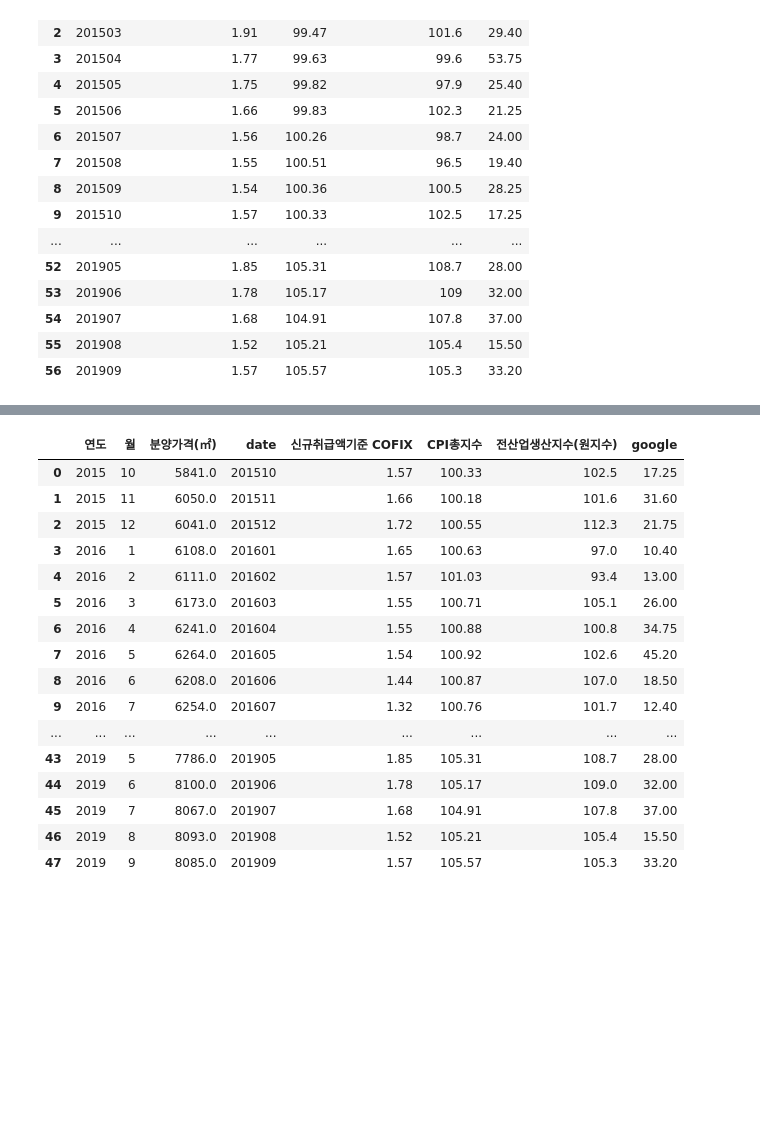
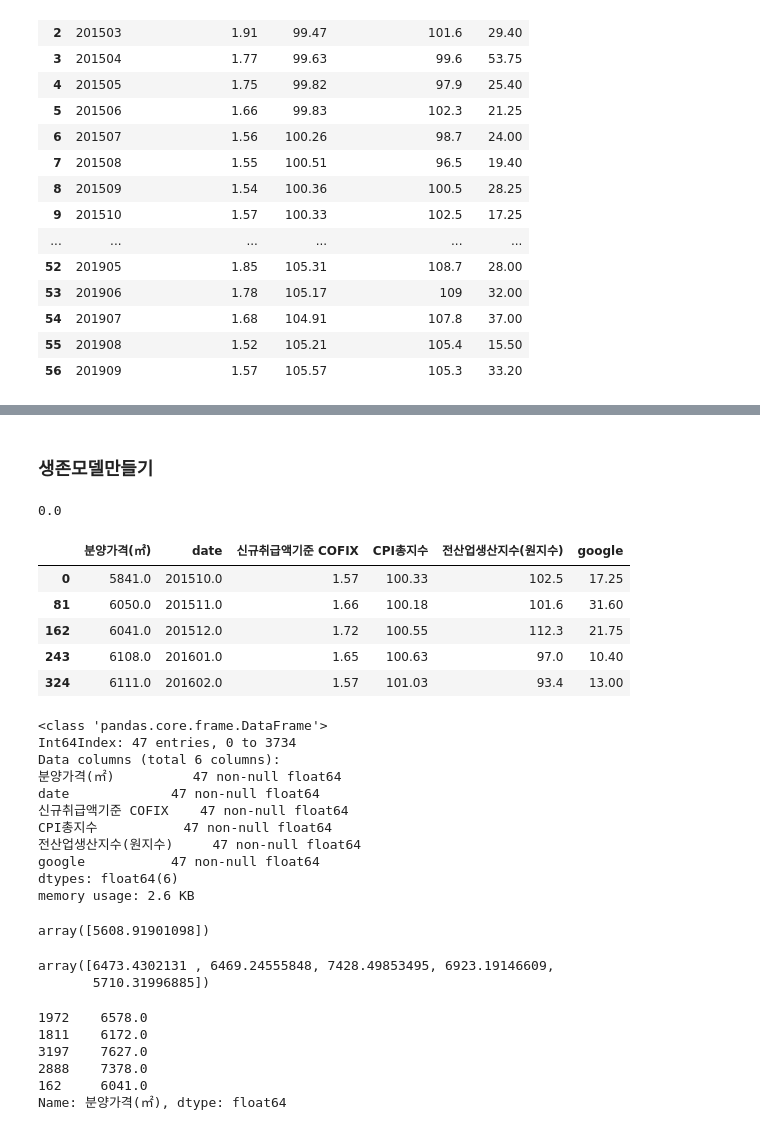
Before and after one commit to trhgu/EDA_project, a Jupyter notebook: Price_of_Apt.ipynb, the cells around one changed output, grey strips where cells are left out. Cells and saved outputs as stored; diff of their text form; code cells hidden in the pictures; blank space fills up the shorter version.

```diff
--- a/Price_of_Apt.ipynb
+++ b/Price_of_Apt.ipynb
@@ -447,22 +402,2 @@ len(seoul_all)
-# %%
-seoul_all_1=seoul_all[seoul_all.columns[2:]]
-seoul_all_1.reset_index(drop=True, inplace=True)
-seoul_all_1
-# %% [output]
-|  | 연도 | 월 | 분양가격(㎡) | date | 신규취급액기준 COFIX | CPI총지수 | 전산업생산지수(원지수) | google |
-| 0 | 2015 | 10 | 5841.0 | 201510 | 1.57 | 100.33 | 102.5 | 17.25 |
-| 1 | 2015 | 11 | 6050.0 | 201511 | 1.66 | 100.18 | 101.6 | 31.60 |
-| 2 | 2015 | 12 | 6041.0 | 201512 | 1.72 | 100.55 | 112.3 | 21.75 |
-| 3 | 2016 | 1 | 6108.0 | 201601 | 1.65 | 100.63 | 97.0 | 10.40 |
-| 4 | 2016 | 2 | 6111.0 | 201602 | 1.57 | 101.03 | 93.4 | 13.00 |
-| 5 | 2016 | 3 | 6173.0 | 201603 | 1.55 | 100.71 | 105.1 | 26.00 |
-| 6 | 2016 | 4 | 6241.0 | 201604 | 1.55 | 100.88 | 100.8 | 34.75 |
-| 7 | 2016 | 5 | 6264.0 | 201605 | 1.54 | 100.92 | 102.6 | 45.20 |
-| 8 | 2016 | 6 | 6208.0 | 201606 | 1.44 | 100.87 | 107.0 | 18.50 |
-| 9 | 2016 | 7 | 6254.0 | 201607 | 1.32 | 100.76 | 101.7 | 12.40 |
-| ... | ... | ... | ... | ... | ... | ... | ... | ... |
-| 43 | 2019 | 5 | 7786.0 | 201905 | 1.85 | 105.31 | 108.7 | 28.00 |
-| 44 | 2019 | 6 | 8100.0 | 201906 | 1.78 | 105.17 | 109.0 | 32.00 |
-| 45 | 2019 | 7 | 8067.0 | 201907 | 1.68 | 104.91 | 107.8 | 37.00 |
-| 46 | 2019 | 8 | 8093.0 | 201908 | 1.52 | 105.21 | 105.4 | 15.50 |
-| 47 | 2019 | 9 | 8085.0 | 201909 | 1.57 | 105.57 | 105.3 | 33.20 |
+# %% [markdown]
+### 생존모델만들기
@@ -468,0 +422,5 @@ seoul_all_1
+# %%
+
+round(accuracy_score(test_y, pred_y)*100, 2)
+# %% [output]
+0.0
@@ -468,0 +437,45 @@ seoul_all_1
+# %%
+seoul_all.head()
+# %% [output]
+|  | 분양가격(㎡) | date | 신규취급액기준 COFIX | CPI총지수 | 전산업생산지수(원지수) | google |
+| 0 | 5841.0 | 201510.0 | 1.57 | 100.33 | 102.5 | 17.25 |
+| 81 | 6050.0 | 201511.0 | 1.66 | 100.18 | 101.6 | 31.60 |
+| 162 | 6041.0 | 201512.0 | 1.72 | 100.55 | 112.3 | 21.75 |
+| 243 | 6108.0 | 201601.0 | 1.65 | 100.63 | 97.0 | 10.40 |
+| 324 | 6111.0 | 201602.0 | 1.57 | 101.03 | 93.4 | 13.00 |
+# %%
+seoul_all["date"]=seoul_all["date"].astype('float')
+seoul_all.info()
+# %% [output]
+<class 'pandas.core.frame.DataFrame'>
+Int64Index: 47 entries, 0 to 3734
+Data columns (total 6 columns):
+분양가격(㎡)          47 non-null float64
+date             47 non-null float64
+신규취급액기준 COFIX    47 non-null float64
+CPI총지수           47 non-null float64
+전산업생산지수(원지수)     47 non-null float64
+google           47 non-null float64
+dtypes: float64(6)
+memory usage: 2.6 KB
+# %%
+model.predict([[201510,1.57,100.33,102.5,17.25]])
+# %% [output]
+array([5608.91901098])
+# %%
+#모델 정확도
+pred_y = model.predict(test_x)
+pred_y
+# accuracy_score(test_y, np.around(pred_y))
+# %% [output]
+array([6473.4302131 , 6469.24555848, 7428.49853495, 6923.19146609,
+       5710.31996885])
+# %%
+test_y
+# %% [output]
+1972    6578.0
+1811    6172.0
+3197    7627.0
+2888    7378.0
+162     6041.0
+Name: 분양가격(㎡), dtype: float64
```
Also changed, not shown: parts of 22 cells of this notebook.
